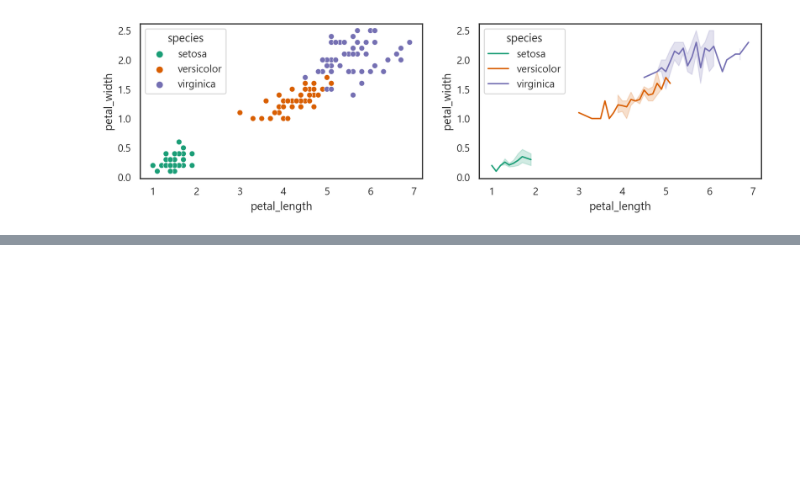
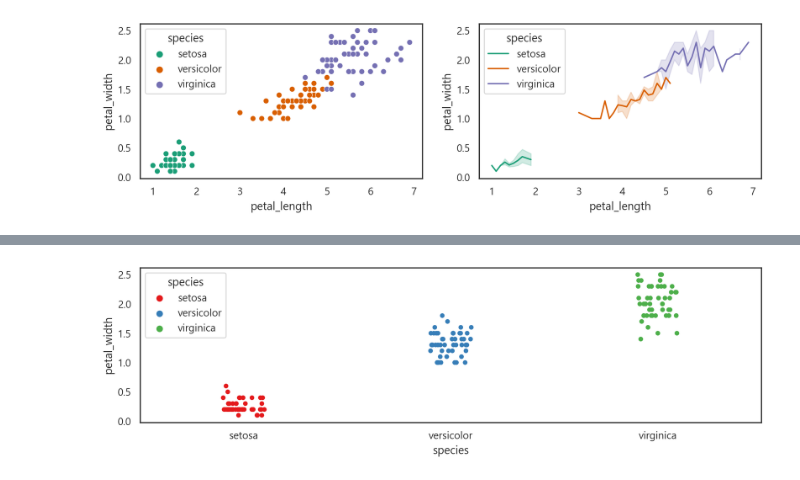
Before and after one commit to OKz4p/ai, a Jupyter notebook: source/01_python/ch12_데이터시각화_2절seaborn.ipynb, the cells around one changed output, grey strips where cells are left out. Cells and saved outputs as stored; diff of their text form; code cells hidden in the pictures; blank space fills up the shorter version.

```diff
--- a/source/01_python/ch12_데이터시각화_2절seaborn.ipynb
+++ b/source/01_python/ch12_데이터시각화_2절seaborn.ipynb
@@ -249,0 +256,7 @@ plt.show()
+# %%
+# x축이 범주형 데이터일 때 산점도(중첩된 점) : 랜덤하게 좌우로 약간씩 흩뿌려
+sns.stripplot(data=iris, x='species', y='petal_width',
+                hue='species', palette='Set1')
+plt.show()
+# %% [output]
+[figure, added]
```
Also changed, not shown: parts of 45 cells of this notebook, 2 other files.
